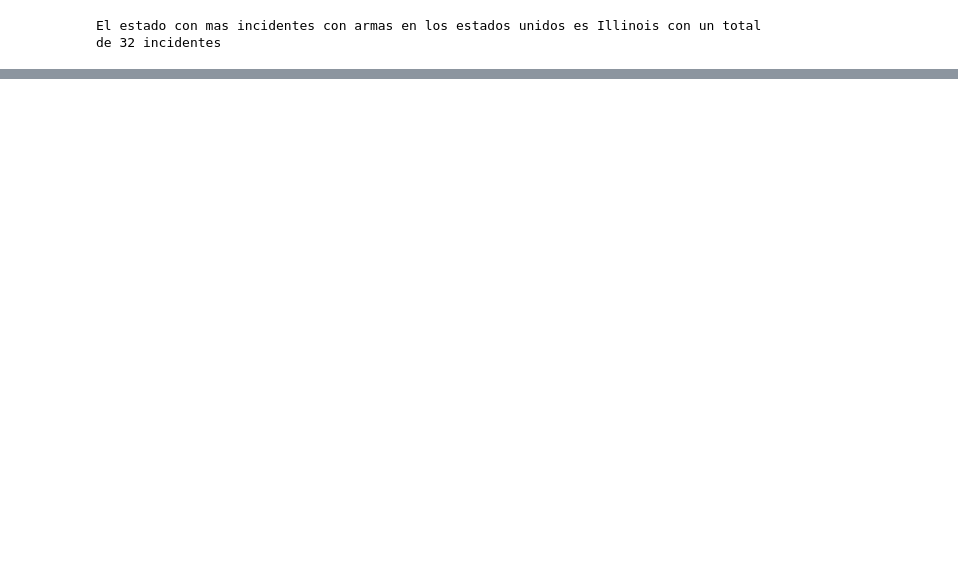
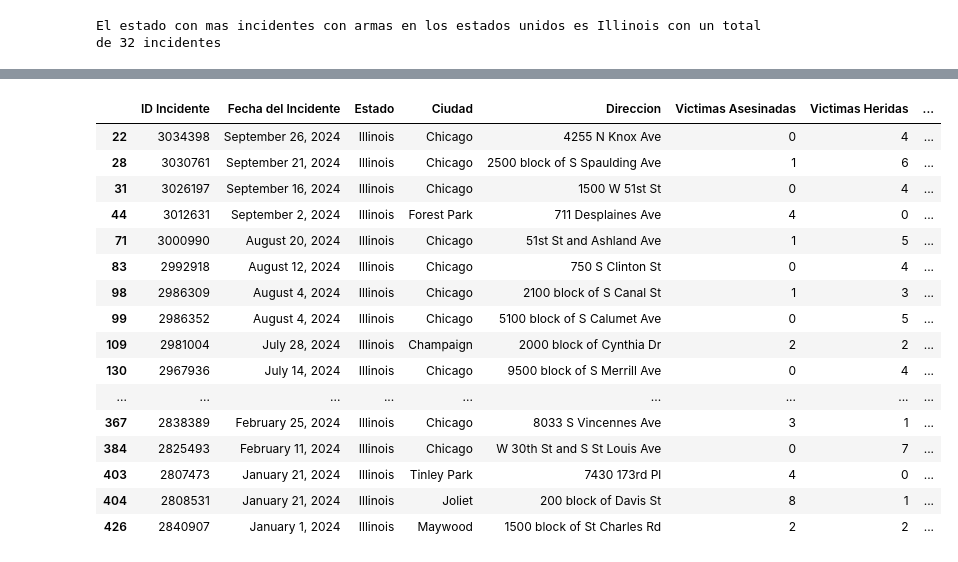
Before and after one commit to vamphook972/Gun_Violence_Dataset_US, a Jupyter notebook: Gun_Violence_Dataset_US.ipynb, the cells around one changed output, grey strips where cells are left out. Cells and saved outputs as stored; diff of their text form; code cells hidden in the pictures; blank space fills up the shorter version.

Commit message:
answer the second question. Chage the last pandas series from first question to a dataframe and chage the grafic to other more common

```diff
--- a/Gun_Violence_Dataset_US.ipynb
+++ b/Gun_Violence_Dataset_US.ipynb
@@ -256,5 +254,7 @@ plt.show()
 # %%
-print(f'El estado con mas incidentes con armas en los estados unidos es {Estados_ataques.index[0]} con un total de {Estados_ataques.iloc[0]} incidentes')
+nombre_estado_mayor = Estados_ataques.index[0]
+cantidad_estado_mayor = Estados_ataques.iloc[0].item()
+print(f'El estado con mas incidentes con armas en los estados unidos es {nombre_estado_mayor} con un total de {cantidad_estado_mayor} incidentes')
 # %% [output]
 El estado con mas incidentes con armas en los estados unidos es Illinois con un total de 32 incidentes
 # %% [markdown]
@@ -273,0 +262,22 @@ df1[df1['Estado']=='Minnesota']
+# %%
+# filtramos por todas las entradas que existen de Illinois
+ciudades_estado_mayor = df1[df1['Estado']==nombre_estado_mayor]
+ciudades_estado_mayor
+# %% [output]
+|  | ID Incidente | Fecha del Incidente | Estado | Ciudad | Direccion | Victimas Asesinadas | Victimas Heridas | ... |
+| 22 | 3034398 | September 26, 2024 | Illinois | Chicago | 4255 N Knox Ave | 0 | 4 | ... |
+| 28 | 3030761 | September 21, 2024 | Illinois | Chicago | 2500 block of S Spaulding Ave | 1 | 6 | ... |
+| 31 | 3026197 | September 16, 2024 | Illinois | Chicago | 1500 W 51st St | 0 | 4 | ... |
+| 44 | 3012631 | September 2, 2024 | Illinois | Forest Park | 711 Desplaines Ave | 4 | 0 | ... |
+| 71 | 3000990 | August 20, 2024 | Illinois | Chicago | 51st St and Ashland Ave | 1 | 5 | ... |
+| 83 | 2992918 | August 12, 2024 | Illinois | Chicago | 750 S Clinton St | 0 | 4 | ... |
+| 98 | 2986309 | August 4, 2024 | Illinois | Chicago | 2100 block of S Canal St | 1 | 3 | ... |
+| 99 | 2986352 | August 4, 2024 | Illinois | Chicago | 5100 block of S Calumet Ave | 0 | 5 | ... |
+| 109 | 2981004 | July 28, 2024 | Illinois | Champaign | 2000 block of Cynthia Dr | 2 | 2 | ... |
+| 130 | 2967936 | July 14, 2024 | Illinois | Chicago | 9500 block of S Merrill Ave | 0 | 4 | ... |
+| ... | ... | ... | ... | ... | ... | ... | ... | ... |
+| 367 | 2838389 | February 25, 2024 | Illinois | Chicago | 8033 S Vincennes Ave | 3 | 1 | ... |
+| 384 | 2825493 | February 11, 2024 | Illinois | Chicago | W 30th St and S St Louis Ave | 0 | 7 | ... |
+| 403 | 2807473 | January 21, 2024 | Illinois | Tinley Park | 7430 173rd Pl | 4 | 0 | ... |
+| 404 | 2808531 | January 21, 2024 | Illinois | Joliet | 200 block of Davis St | 8 | 1 | ... |
+| 426 | 2840907 | January 1, 2024 | Illinois | Maywood | 1500 block of St Charles Rd | 2 | 2 | ... |
```
Also changed, not shown: parts of 10 cells of this notebook.
